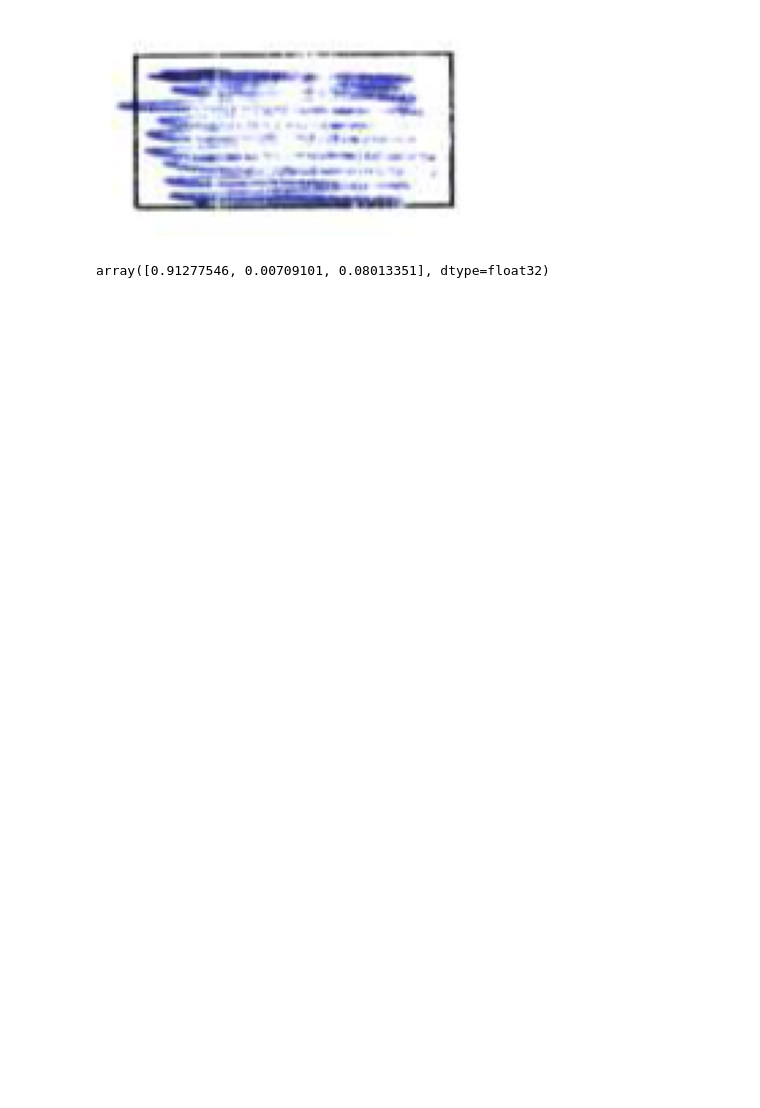
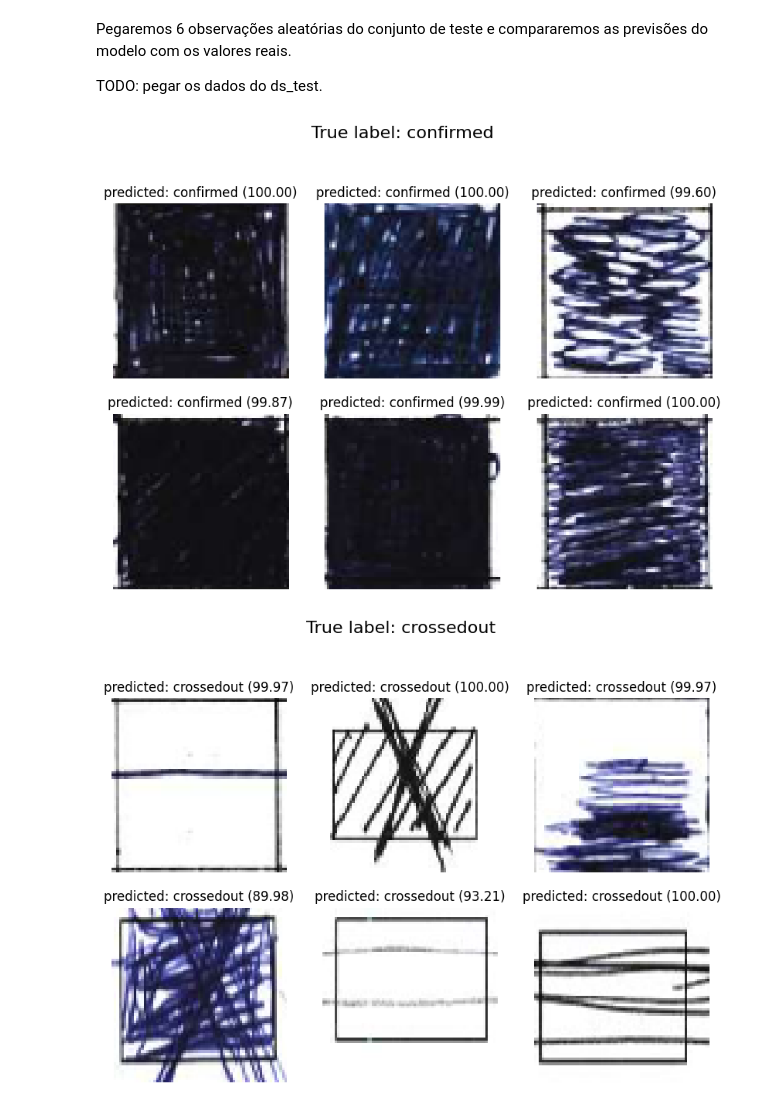
Before and after one commit to vitorcapdeville/psitest-omr, a Jupyter notebook: predict.ipynb, the cells around one changed output. Drawn from its saved outputs; the diff is of its cells as text; code cells hidden in the pictures; blank space fills up the shorter version.

Commit message:
✨ Criar notebook para exibir visualização das previsões.

```diff
--- a/predict.ipynb
+++ b/predict.ipynb
@@ -7,18 +13,41 @@ import pathlib
 # %%
 model = keras.saving.load_model("models/omr_model.keras")
-# %%
-data_dir = pathlib.Path("data").with_suffix("")
-list_ds = tf.data.Dataset.list_files(str(data_dir / "crossedout/*"), shuffle=False)
-# %%
-for f in list_ds.shuffle(list_ds.cardinality()).take(1):
-    image = keras.utils.load_img(f.numpy())
-    image = np.array(image)
-    keras_cv.visualization.plot_image_gallery(
-        np.array([image]), rows=1, cols=1, value_range=(0, 255), show=True, scale=4
-    )
-# %% [output]
-[figure, removed]
-# %%
-model.predict(np.expand_dims(image, axis=0), verbose=False)[0]
-# %% [output]
-array([0.91277546, 0.00709101, 0.08013351], dtype=float32)
+# %% [markdown]
+Pegaremos 6 observações aleatórias do conjunto de teste e compararemos as previsões do modelo com os valores reais.
+
+TODO: pegar os dados do ds_test.
+# %%
+n = 6
+
+images = {}
+predictions = {}
+for label in ["confirmed", "empty", "crossedout"]:
+    images[label] = []
+    list_ds = tf.data.Dataset.list_files(str(data_dir / f"{label}/*"), shuffle=False)
+    for f in list_ds.shuffle(list_ds.cardinality()).take(n):
+        image = keras.utils.load_img(f.numpy(), target_size=(71, 71))
+        image = np.array(image)
+        images[label].append(image)
+    images[label] = np.stack(images[label], axis=0)
+    predictions[label] = model.predict(images[label], verbose=False, batch_size=n)
+# %%
+class_names = ["confirmed", "crossedout", "empty"]
+
+for true_label in class_names:
+    image_batch = images[true_label]
+    prediction_batch = predictions[true_label]
+    label_batch = np.argmax(prediction_batch, axis=1)
+    probability_batch = np.max(prediction_batch, axis=1)
+
+    plt.figure(figsize=(10, 10))
+    plt.suptitle("True label: " + true_label, fontsize=16)
+    for i in range(len(image_batch)):
+        ax = plt.subplot(3, 3, i + 1)
+        plt.imshow(image_batch[i].astype("uint8"))
+        label = label_batch[i]
+        ax.set_title(f"predicted: {class_names[label]} ({(probability_batch[i] * 100):.2f})")
+        plt.axis("off")
+    plt.show()
+# %% [output]
+[figure, added]
+[figure, added]
```
Also changed, not shown: parts of 3 cells of this notebook, 1 other file.
